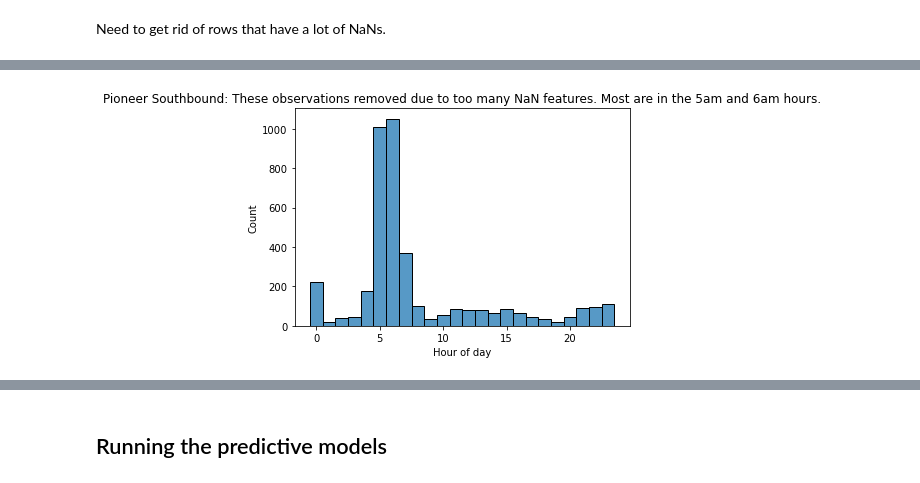
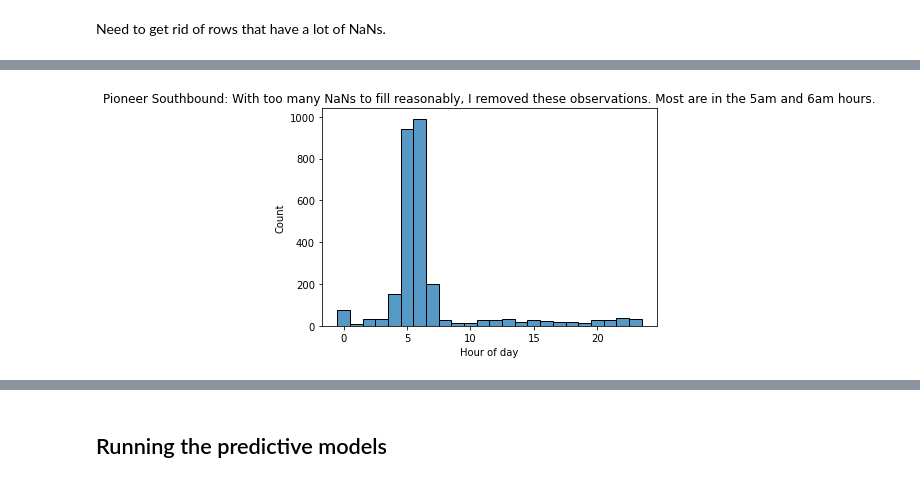
Before and after one commit to augustposch/seattle, a Jupyter notebook: notebooks/Predictive_Models.ipynb, the cells around one changed output, grey strips where cells are left out. Saved outputs shown, nothing was run; the diff lists cells and outputs as text; code cells hidden in the pictures.

```diff
--- a/notebooks/Predictive_Models.ipynb
+++ b/notebooks/Predictive_Models.ipynb
@@ -82,5 +82,5 @@ Note that Pioneer is sta_ID 12, so Pioneer Southbound is stadir_ID 1211.
 # %%
-pioneer = df.loc[df['stadir_ID']==1211,
+pioneer = df04.loc[df04['stadir_ID']==1211,
        ['railcar ID','DOY','stop arrival time','passwithin']].sort_values('stop arrival time')
 # %%
 pioneer_ts = pioneer.set_index('stop arrival time', drop=True)['passwithin']
@@ -109,2 +89,2 @@ def get_features_8x15min(pioneer, pioneer_ts, obs):
 # %%
-pioneer = get_features_8x15min(pioneer, pioneer_ts, 1318946)
+pioneer = pmh.get_features_10x15min(pioneer, pioneer_ts)
@@ -111,7 +103,0 @@ pioneer = get_features_8x15min(pioneer, pioneer_ts, 1318946)
-# %%
-counter = 0
-for obs in pioneer.index:
-    pioneer = get_features_8x15min(pioneer, pioneer_ts, obs)
-    counter += 1
-    if counter % 1000 == 0:
-        print('did',counter,'rows so far')
@@ -136,5 +108,5 @@ did 29000 rows so far
 # %%
-X, y = pioneer.loc[:,'FMP_0':'FMP_7'], pioneer.loc[:,'passwithin']
+X, y = pioneer.loc[:,'FMP_0':'FMP_9'], pioneer.loc[:,'passwithin']
 tridx = X.index.intersection(df04_train.index)
 X_train, y_train = X.loc[tridx,:], y[tridx]
 # %%
@@ -206,9 +196,11 @@ early_na = pioneer.index.isin(X_train3.loc[obs_w_early_na].index)
 # %%
-# look into the observations that were first-pass filtered out:
-# DO a KDE using stop arrival time
-sns.histplot(x=pioneer.loc[~filt,'stop arrival time'].dt.hour, discrete=True)
-plt.title('Pioneer Southbound: These observations removed due to too many NaN features. Most are in the 5am and 6am hours.')
+# look into the observations that were thrown out:
+# Do a hist using stop arrival time
+arrival_times = pioneer.loc[tridx,'stop arrival time']
+
+sns.histplot(x=arrival_times[obs_w_na].dt.hour, discrete=True)
+plt.title('Pioneer Southbound: With too many NaNs to fill reasonably, I removed these observations. Most are in the 5am and 6am hours.')
 plt.xlabel('Hour of day')
 plt.savefig('../images/PM_removed_obs.png', bbox_inches='tight')
 # %% [output]
-[figure, old version]
+[figure, new version]
```
Also changed, not shown: parts of 70 cells of this notebook, 8 other files.
